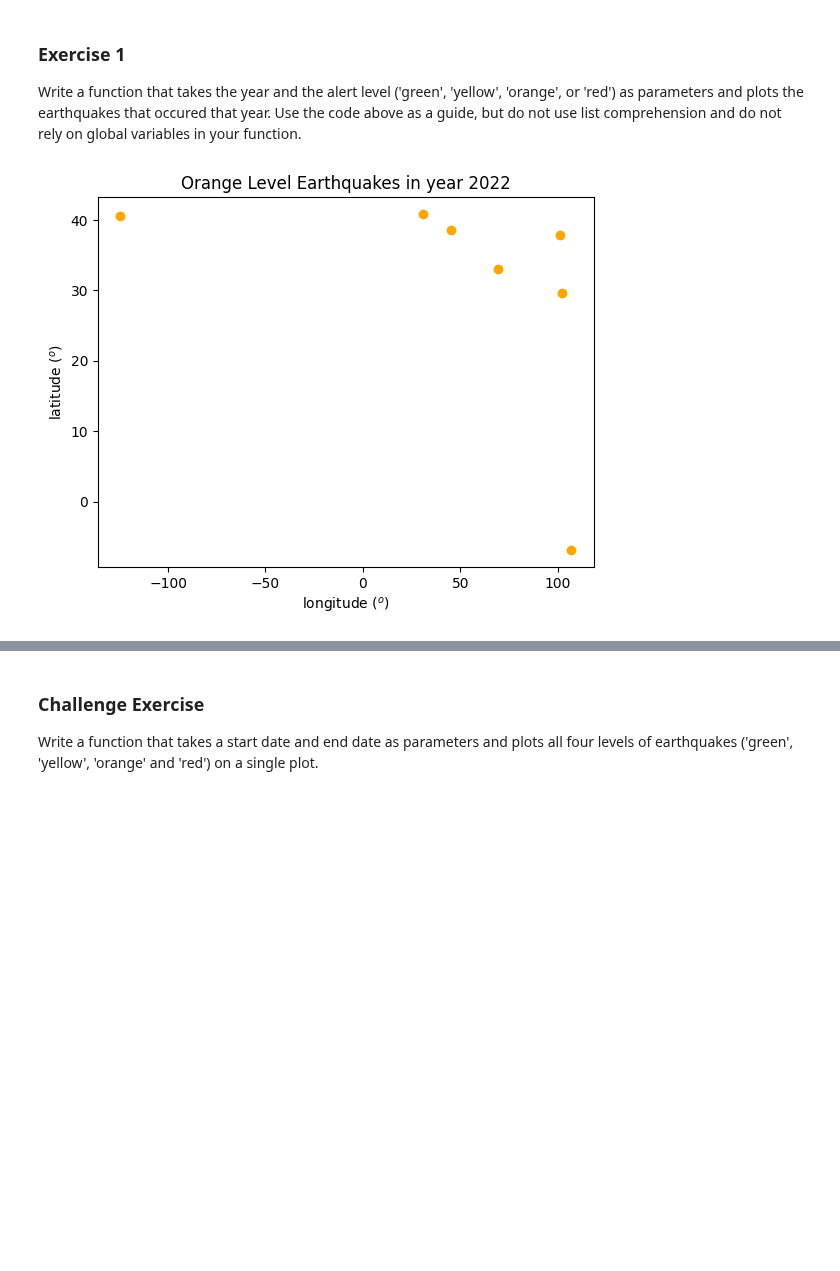
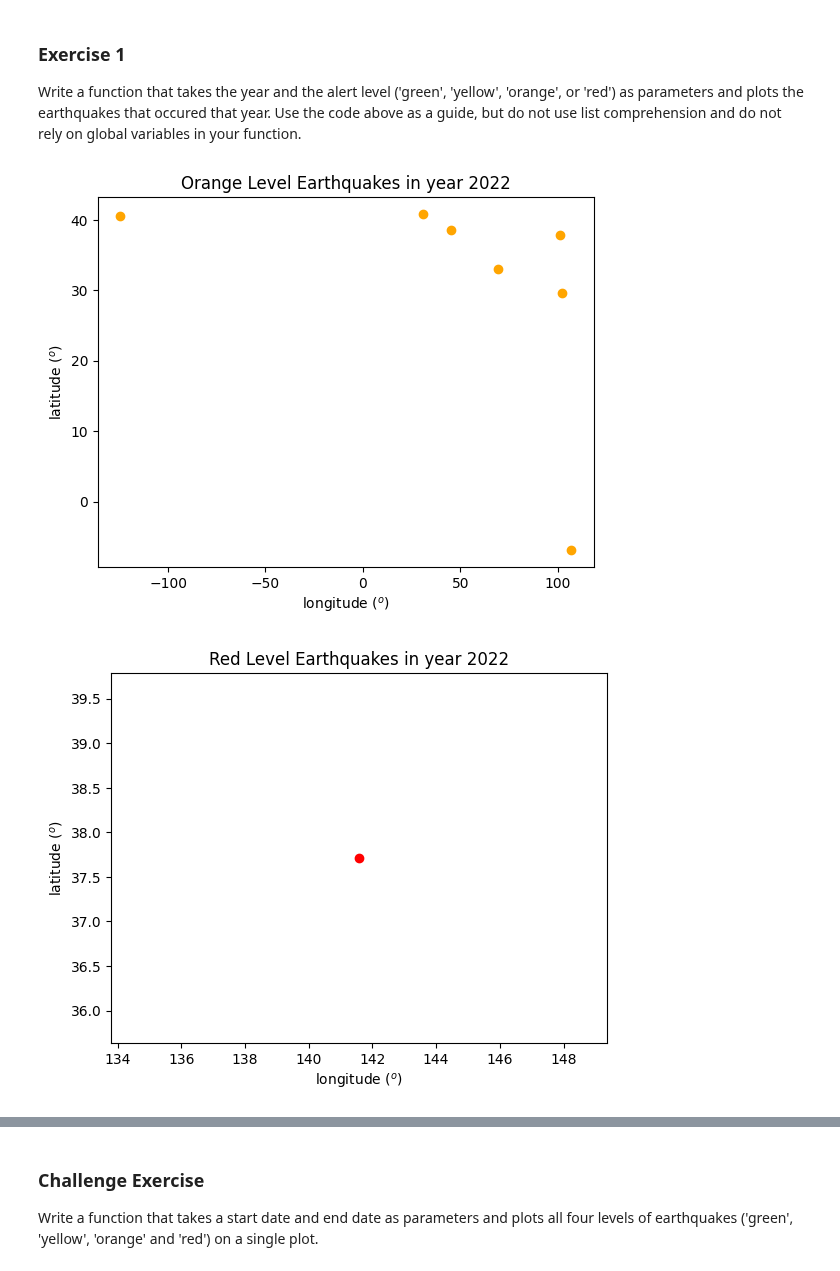
Before and after one commit to MarlaS02/comp215, a Jupyter notebook: labs/lab01-introduction.ipynb, the cells around one changed output, grey strips where cells are left out. Drawn from its saved outputs; the diff is of its cells as text; code cells hidden in the pictures; blank space fills up the shorter version.

```diff
--- a/labs/lab01-introduction.ipynb
+++ b/labs/lab01-introduction.ipynb
@@ -144,29 +144,33 @@ Write a function that takes the year and the alert level ('green', 'yellow', 'or
 # %%
 # your Ex. 1 code here
 import requests
 import json
 import matplotlib.pyplot as plt
 def plot_earthquakes(year, alert_level):
   params_dict = {"format": "geojson", "starttime": f"{year}-01-01", "endtime": f"{year}-12-31", "alertlevel": alert_level}
   api_url = "https://earthquake.usgs.gov/fdsnws/event/1/query?"
   response = requests.get(api_url, params = params_dict)
   data = json.loads(response.text)
   locations = []
   longitudes = []
   latitudes = []
   for feature in data["features"]:
     coordinates = feature["geometry"]["coordinates"]
     locations.append(coordinates)
     longitudes.append(coordinates[0])
     latitudes.append(coordinates[1])
 
   fig, ax = plt.subplots()
   ax.scatter(longitudes, latitudes, color = alert_level, label = "Events")
   ax.set_xlabel(r"longitude ($^o$)")
   ax.set_ylabel(r"latitude ($^o$)")
   ax.set_title(f"{alert_level.capitalize()} Level Earthquakes in year {year}")
   plt.show()
 
 plot_earthquakes(2022, "orange")
+plot_earthquakes(2022, "red")
+plot_earthquakes(2022, "yellow")
+plot_earthquakes(2022, "green")
 # %% [output]
 [figure]
+[figure, added]
```
Also changed, not shown: parts of 1 cell of this notebook.
